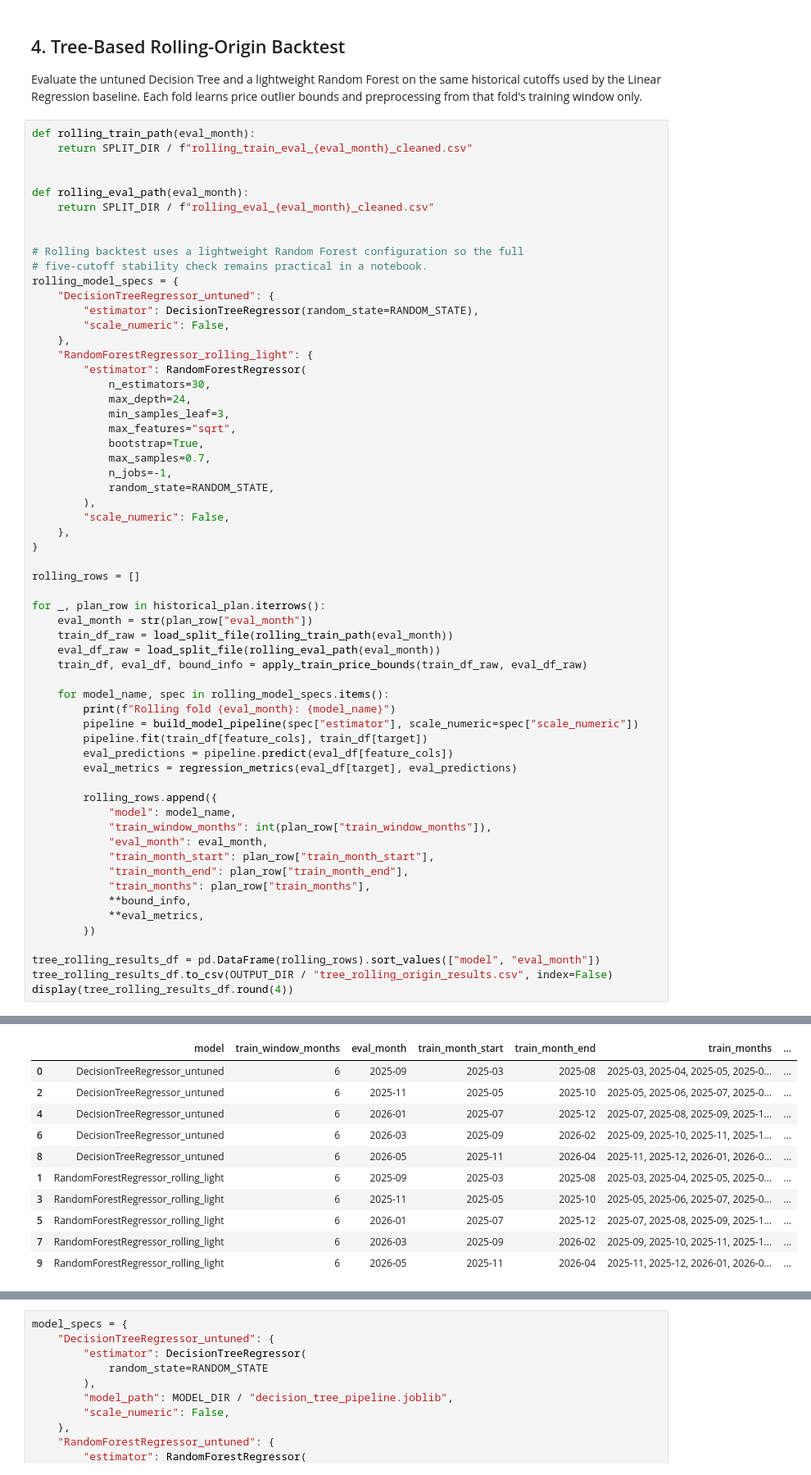
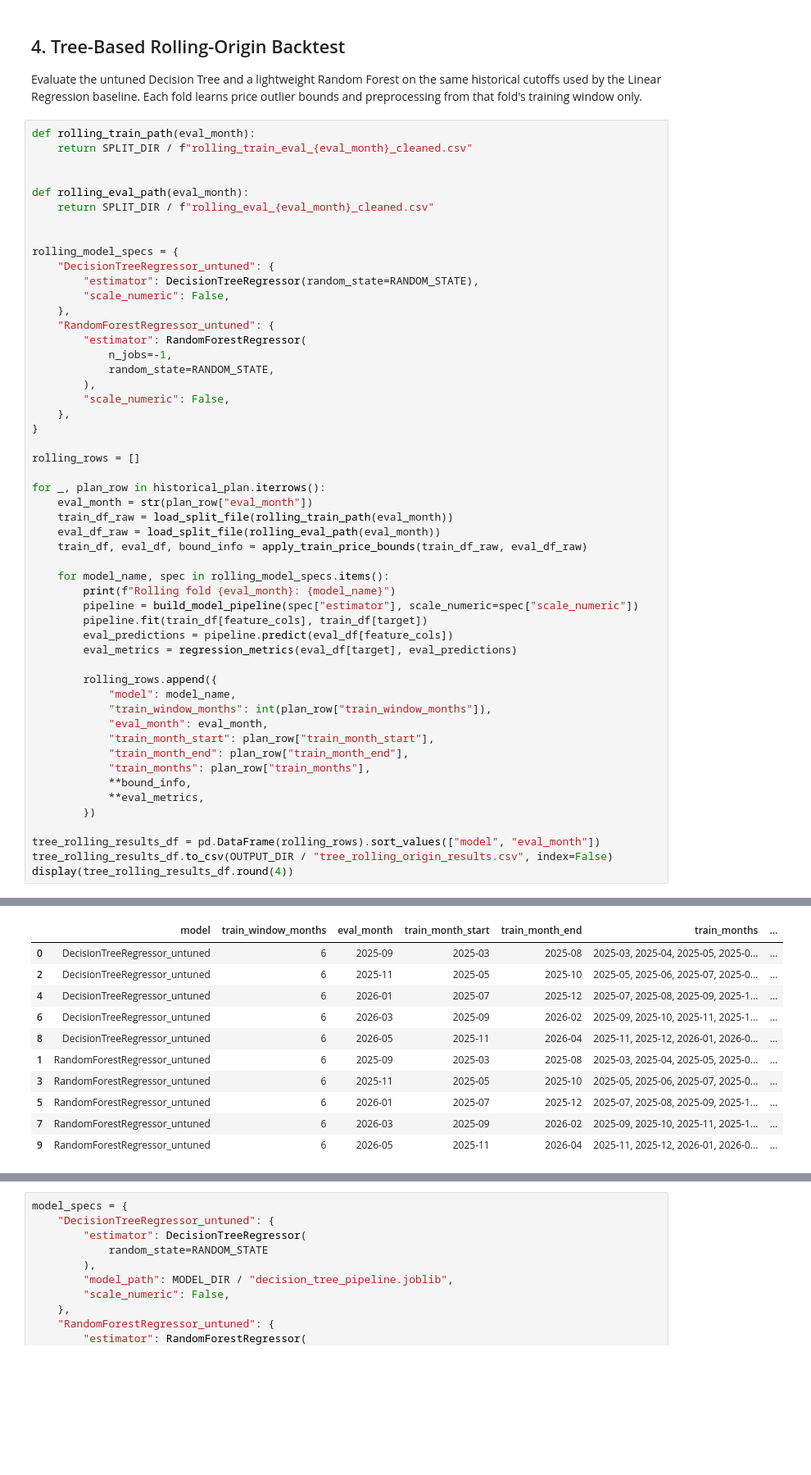
Before and after one commit to syp4137/idx-california-price-prediction, a Jupyter notebook: notebooks/04_model_comparison.ipynb, the cells around one changed output, grey strips where cells are left out. Shown at 82% size. Drawn from its saved outputs; the diff is of its cells as text; blank space fills up the shorter version.

```diff
--- a/notebooks/04_model_comparison.ipynb
+++ b/notebooks/04_model_comparison.ipynb
@@ -288,21 +303,13 @@ def rolling_eval_path(eval_month):
     return SPLIT_DIR / f"rolling_eval_{eval_month}_cleaned.csv"
 
 
-# Rolling backtest uses a lightweight Random Forest configuration so the full
-# five-cutoff stability check remains practical in a notebook.
 rolling_model_specs = {
     "DecisionTreeRegressor_untuned": {
         "estimator": DecisionTreeRegressor(random_state=RANDOM_STATE),
         "scale_numeric": False,
     },
-    "RandomForestRegressor_rolling_light": {
+    "RandomForestRegressor_untuned": {
         "estimator": RandomForestRegressor(
-            n_estimators=30,
-            max_depth=24,
-            min_samples_leaf=3,
-            max_features="sqrt",
-            bootstrap=True,
-            max_samples=0.7,
             n_jobs=-1,
             random_state=RANDOM_STATE,
         ),
@@ -353,14 +360,14 @@ Rolling fold 2026-05: RandomForestRegressor_rolling_light
 |  | model | train_window_months | eval_month | train_month_start | train_month_end | train_months | ... |
 | 0 | DecisionTreeRegressor_untuned | 6 | 2025-09 | 2025-03 | 2025-08 | 2025-03, 2025-04, 2025-05, 2025-0... | ... |
 | 2 | DecisionTreeRegressor_untuned | 6 | 2025-11 | 2025-05 | 2025-10 | 2025-05, 2025-06, 2025-07, 2025-0... | ... |
 | 4 | DecisionTreeRegressor_untuned | 6 | 2026-01 | 2025-07 | 2025-12 | 2025-07, 2025-08, 2025-09, 2025-1... | ... |
 | 6 | DecisionTreeRegressor_untuned | 6 | 2026-03 | 2025-09 | 2026-02 | 2025-09, 2025-10, 2025-11, 2025-1... | ... |
 | 8 | DecisionTreeRegressor_untuned | 6 | 2026-05 | 2025-11 | 2026-04 | 2025-11, 2025-12, 2026-01, 2026-0... | ... |
-| 1 | RandomForestRegressor_rolling_light | 6 | 2025-09 | 2025-03 | 2025-08 | 2025-03, 2025-04, 2025-05, 2025-0... | ... |
-| 3 | RandomForestRegressor_rolling_light | 6 | 2025-11 | 2025-05 | 2025-10 | 2025-05, 2025-06, 2025-07, 2025-0... | ... |
-| 5 | RandomForestRegressor_rolling_light | 6 | 2026-01 | 2025-07 | 2025-12 | 2025-07, 2025-08, 2025-09, 2025-1... | ... |
-| 7 | RandomForestRegressor_rolling_light | 6 | 2026-03 | 2025-09 | 2026-02 | 2025-09, 2025-10, 2025-11, 2025-1... | ... |
-| 9 | RandomForestRegressor_rolling_light | 6 | 2026-05 | 2025-11 | 2026-04 | 2025-11, 2025-12, 2026-01, 2026-0... | ... |
+| 1 | RandomForestRegressor_untuned | 6 | 2025-09 | 2025-03 | 2025-08 | 2025-03, 2025-04, 2025-05, 2025-0... | ... |
+| 3 | RandomForestRegressor_untuned | 6 | 2025-11 | 2025-05 | 2025-10 | 2025-05, 2025-06, 2025-07, 2025-0... | ... |
+| 5 | RandomForestRegressor_untuned | 6 | 2026-01 | 2025-07 | 2025-12 | 2025-07, 2025-08, 2025-09, 2025-1... | ... |
+| 7 | RandomForestRegressor_untuned | 6 | 2026-03 | 2025-09 | 2026-02 | 2025-09, 2025-10, 2025-11, 2025-1... | ... |
+| 9 | RandomForestRegressor_untuned | 6 | 2026-05 | 2025-11 | 2026-04 | 2025-11, 2025-12, 2026-01, 2026-0... | ... |
 # %%
 tree_rolling_summary_df = (
     tree_rolling_results_df
```
Also changed, not shown: parts of 43 cells of this notebook.
